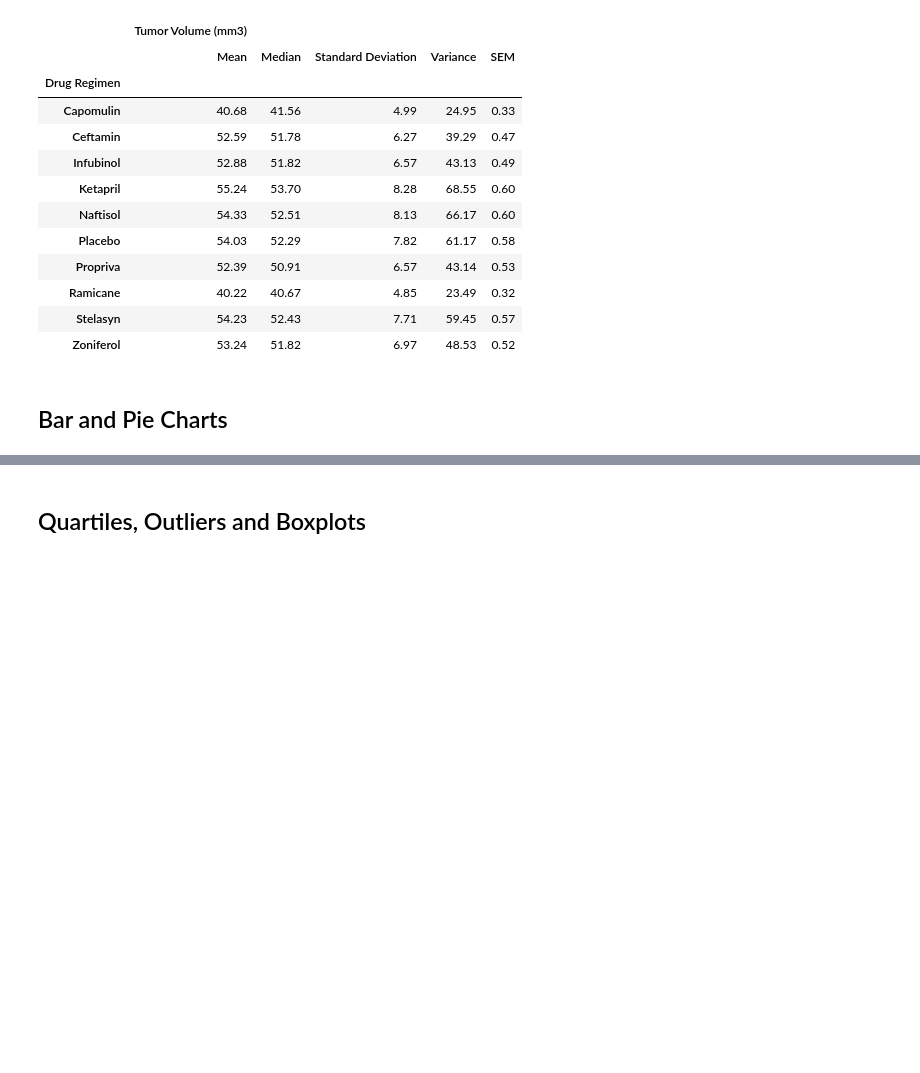
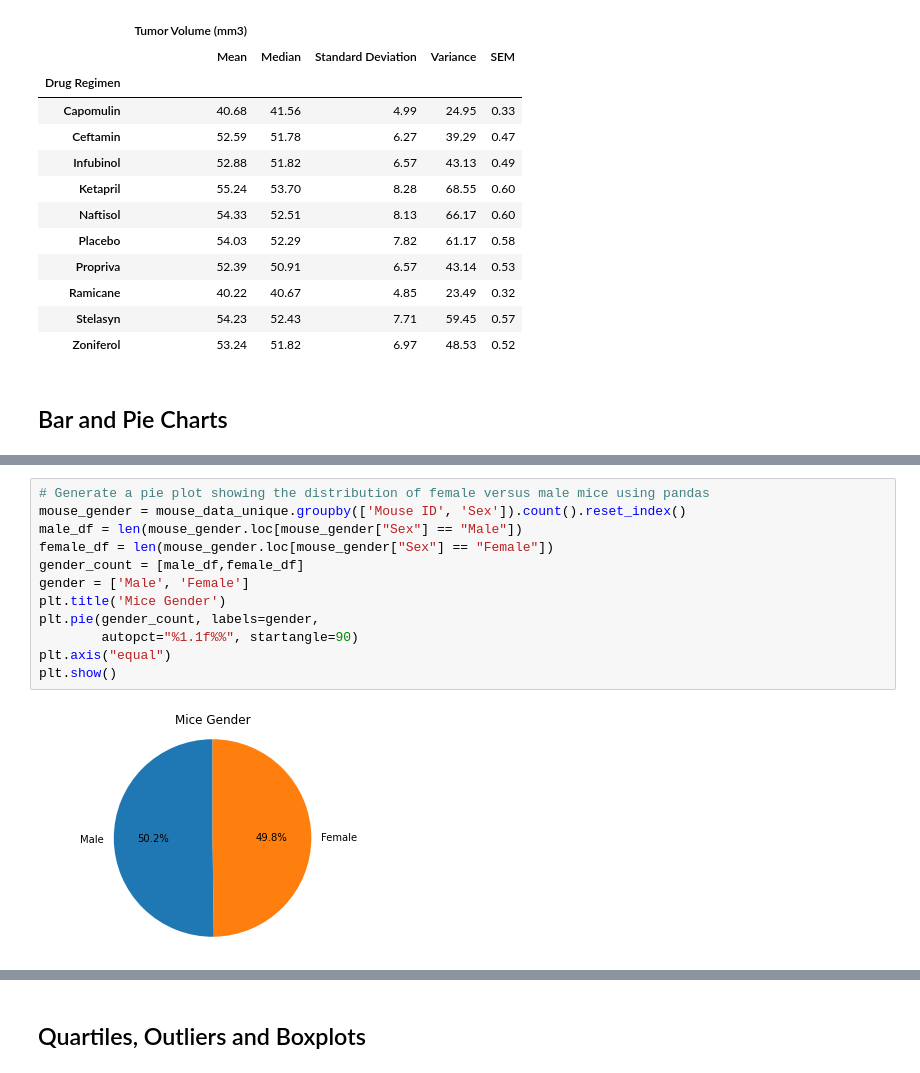
Before and after one commit to 5t4david/matplotlib, a Jupyter notebook: pymaceuticals_starter.ipynb, the cells around one changed output, grey strips where cells are left out. Drawn from its saved outputs; the diff is of its cells as text; blank space fills up the shorter version.

```diff
--- a/pymaceuticals_starter.ipynb
+++ b/pymaceuticals_starter.ipynb
@@ -107 +145,15 @@ mouse_drug_regimen
+# %%
+# Generate a pie plot showing the distribution of female versus male mice using pandas
+mouse_gender = mouse_data_unique.groupby(['Mouse ID', 'Sex']).count().reset_index()
+male_df = len(mouse_gender.loc[mouse_gender["Sex"] == "Male"])
+female_df = len(mouse_gender.loc[mouse_gender["Sex"] == "Female"])
+gender_count = [male_df,female_df]
+gender = ['Male', 'Female']
+plt.title('Mice Gender')
+plt.pie(gender_count, labels=gender,
+        autopct="%1.1f%%", startangle=90)
+plt.axis("equal")
+plt.show()
+# %% [output]
+[figure, added]
 # %%
```
Also changed, not shown: parts of 14 cells of this notebook.
